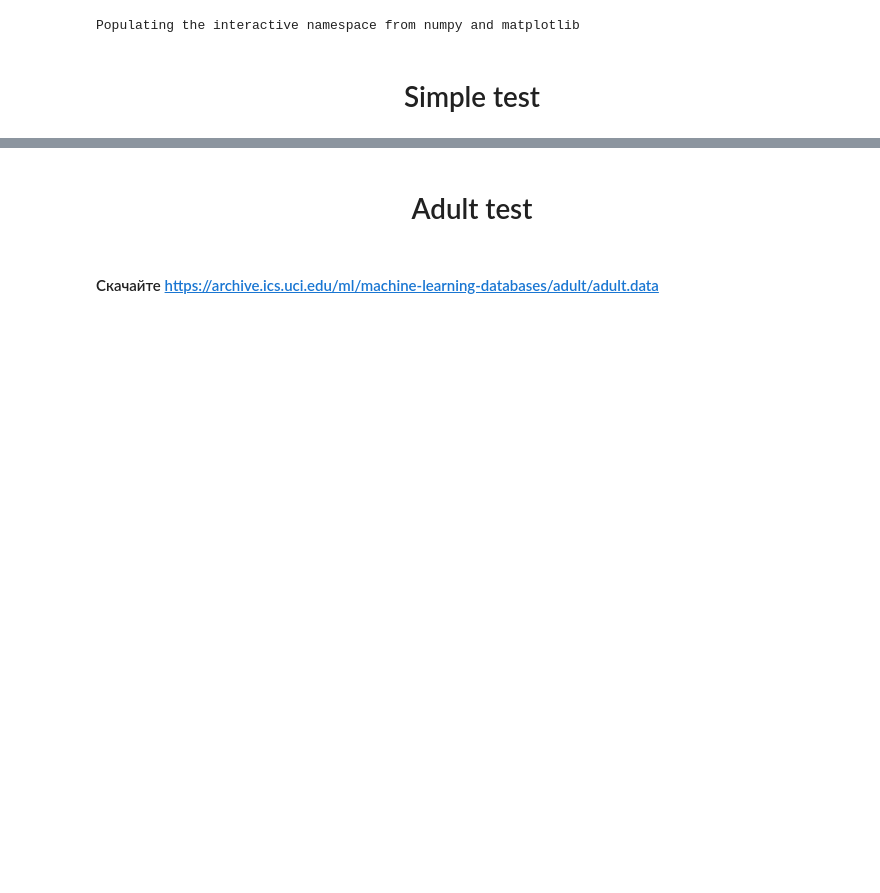
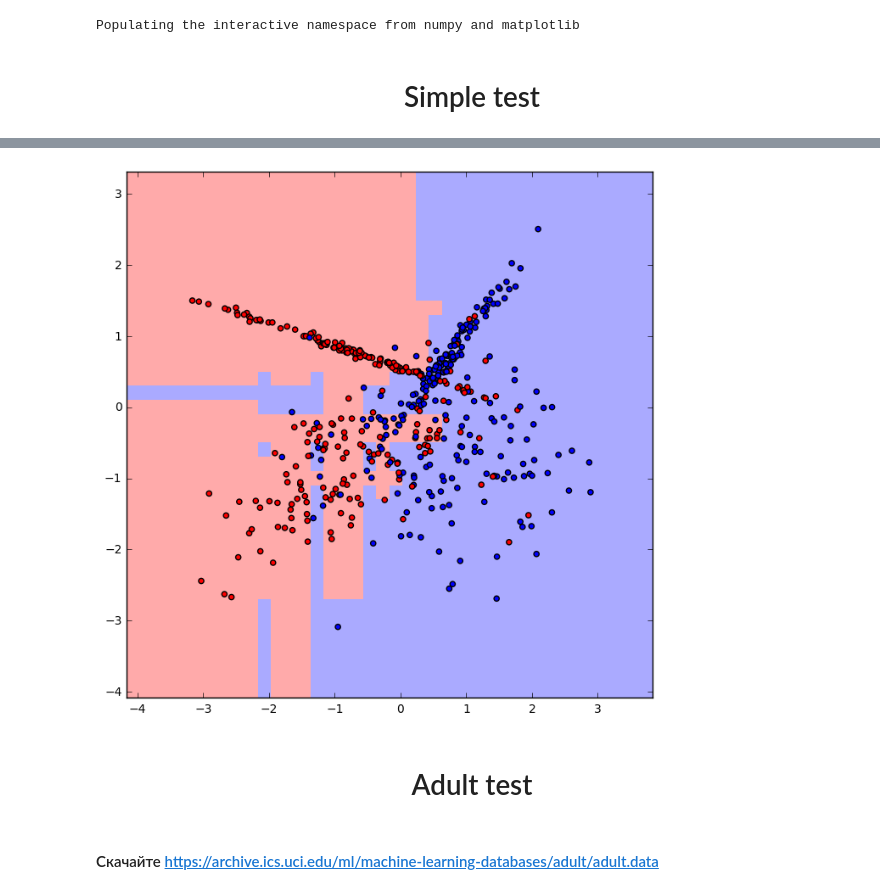
Before and after one commit to Tismoney/MIPT_Data_Mining_In_Action_2016, a Jupyter notebook: base/hw01v2/boosting.ipynb, the cells around one changed output, grey strips where cells are left out. Saved outputs shown, nothing was run; the diff lists cells and outputs as text; code cells hidden in the pictures; blank space fills up the shorter version.

Commit message:
Add compare of boostings

```diff
--- a/base/hw01v2/boosting.ipynb
+++ b/base/hw01v2/boosting.ipynb
@@ -129,0 +130,6 @@ Wall time: 741 ms
+# %%
+%%time
+boost = GradientBoostingClassifier(n_estimators=100)
+clf = boost.fit(X, y)
+plot_surface(X, y, clf)
+# %% [output]
@@ -130,3 +138,4 @@ Wall time: 741 ms
+[figure, added]
 # %% [markdown]
 <h1 align="center">Adult test</h1>
 # %% [markdown]
```
Also changed, not shown: parts of 2 cells of this notebook.
